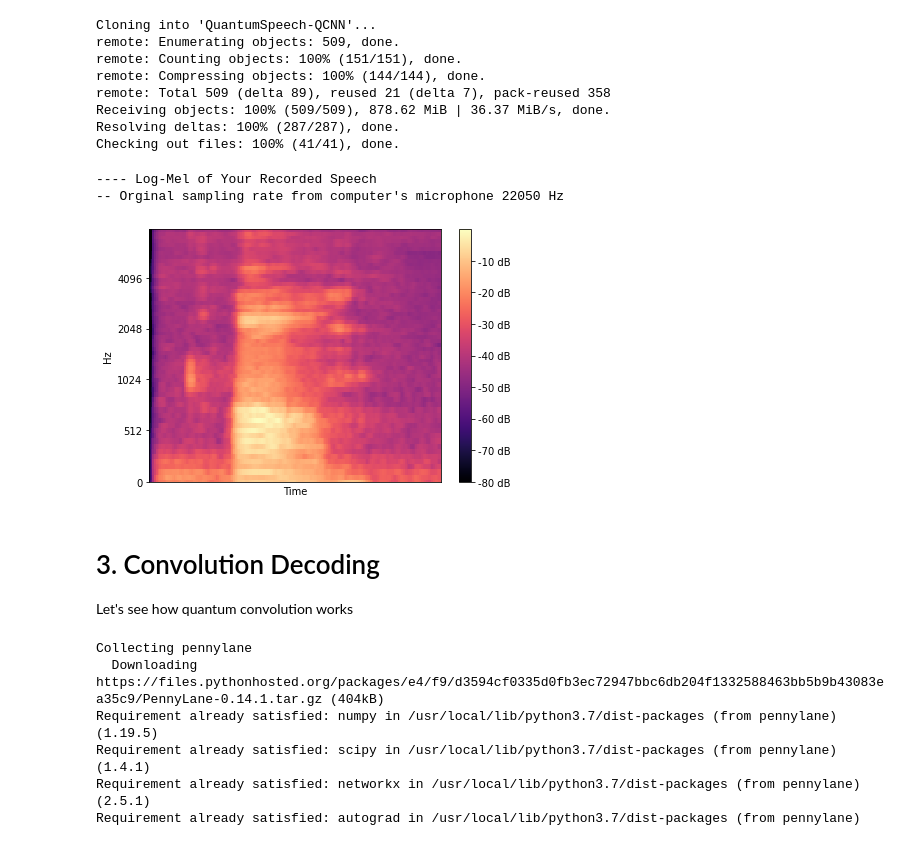
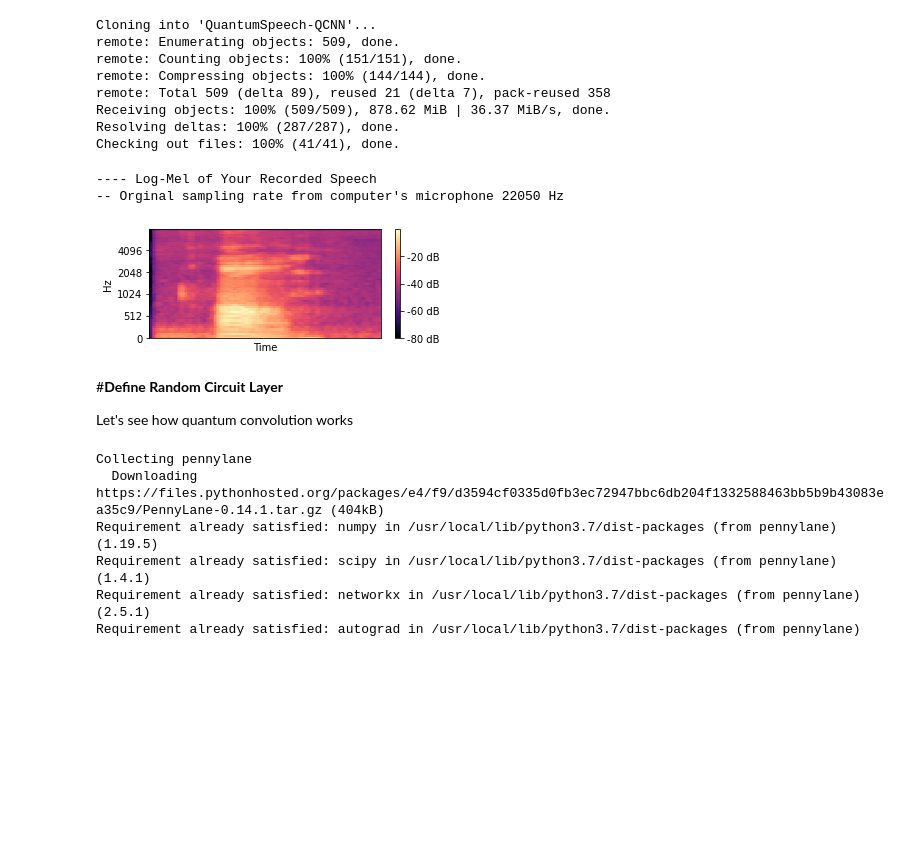
Before and after one commit to huckiyang/QuantumSpeech-QCNN, a Jupyter notebook: Demo_and_License/ICASSP_Show_Demo.ipynb, the cells around one changed output. Drawn from its saved outputs; the diff is of its cells as text; code cells hidden in the pictures; blank space fills up the shorter version.

```diff
--- a/Demo_and_License/ICASSP_Show_Demo.ipynb
+++ b/Demo_and_License/ICASSP_Show_Demo.ipynb
@@ -93,34 +95,36 @@ Checking out files: 100% (41/41), done.
 # %%
 import librosa
 import librosa.display
 import matplotlib.pyplot as plt
 import matplotlib.cm as cm
 import matplotlib.image as mpimg
 import numpy as np
-
+from pylab import rcParams
+rcParams['figure.figsize'] = 5, 2
 print("---- Log-Mel of Your Recorded Speech")
 
 samp_rate = 16000
 go_wav = '/content/QuantumSpeech-QCNN/Demo_and_License/huck-on.wav'
 
 def audio_feat(wav_path):
     y, s_sr = librosa.load(wav_path)
     mel_feat = librosa.feature.melspectrogram(y, sr=samp_rate, n_fft=1024, hop_length=128, power=1.0, n_mels=60, fmin=40.0, fmax=samp_rate/2)
     plt.figure()
     img = librosa.display.specshow(librosa.power_to_db(mel_feat, ref=np.max), y_axis='mel', fmax=8000)
     plt.colorbar(format='%+2.0f dB')
     plt.xlabel('Time', fontsize=10)
     plt.tight_layout()
     return y, s_sr, mel_feat
 
 raw_wav, ori_sr, mel_feat = audio_feat(go_wav)
 print("-- Orginal sampling rate from computer's microphone", ori_sr, "Hz")
 # %% [output]
 ---- Log-Mel of Your Recorded Speech
 -- Orginal sampling rate from computer's microphone 22050 Hz
-[figure, old version]
+[figure, new version]
 # %% [markdown]
-# 3. Convolution Decoding
+#**Define Random Circuit Layer**
+
 Let's see how quantum convolution works
 # %%
 ! pip install pennylane
```
Also changed, not shown: parts of 4 cells of this notebook.
